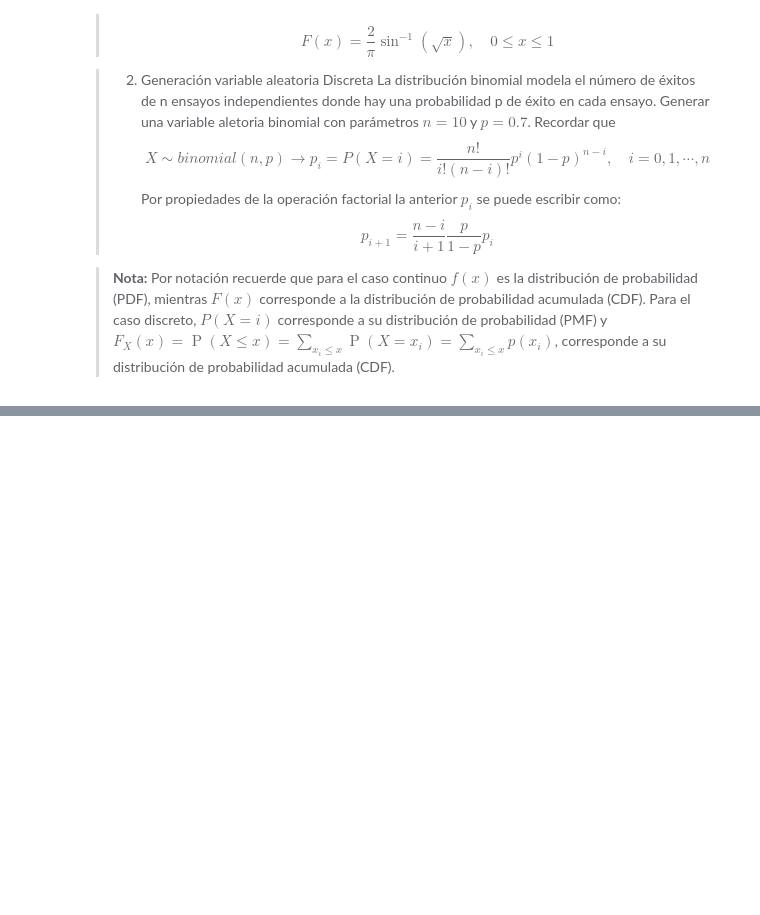
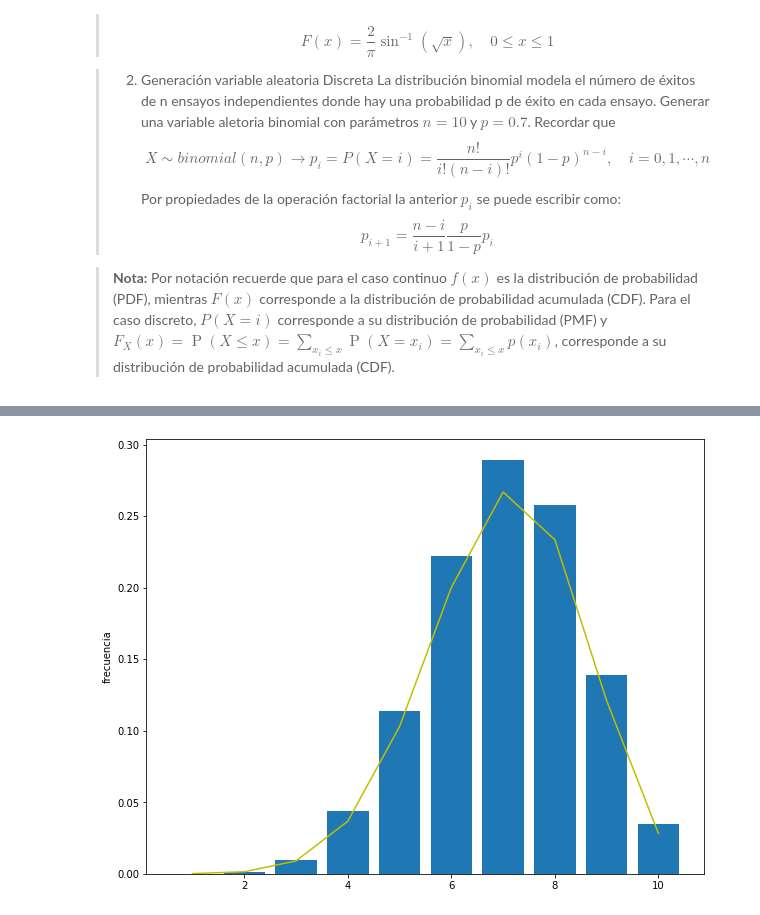
Before and after one commit to andres1999iteso/Tarea-5_ARamirez_V, a Jupyter notebook: Tarea-5_ARamirez_V.ipynb, the cells around one changed output, grey strips where cells are left out. Drawn from its saved outputs; the diff is of its cells as text; code cells hidden in the pictures; blank space fills up the shorter version.

```diff
--- a/Tarea-5_ARamirez_V.ipynb
+++ b/Tarea-5_ARamirez_V.ipynb
@@ -33,0 +69,31 @@
+# %%
+def distribucion_binomial(n: 'Rango de números', p: 'Probabilidad'):
+    vec = np.zeros(n)
+    for i in range(n):
+        vec[i] = np.math.factorial(n)/(np.math.factorial(i+1)*np.math.factorial(n-i-1))*p**(i+1)*(1-p)**(n-i-1)
+    return vec
+
+def generador_vad(proba_acum: 'Probabilidad acumulada', indices: 'Valores por generar', N: 'Aleatorios por generar'):
+
+    diccionario = {i: idx for i, idx in enumerate(indices)}
+    U = np.random.rand(N)
+    y = pd.Series([sum([1 for p in proba_acum if p < ui]) for ui in U]).map(diccionario)
+    return y
+# %%
+n = 10
+N = 10000
+p = 0.7
+
+f = distribucion_binomial(n, p)
+f_acum = f.cumsum()
+arreglo = np.arange(1, n+1)
+o = generador_vad(f_acum, arreglo, N)
+
+y, x = np.histogram(o, bins = len(set(arreglo)), density=True)
+plt.figure(figsize=(10,8))
+plt.bar(arreglo, y)
+plt.plot(arreglo, f, c = 'y')
+plt.ylabel('frecuencia')
+plt.show()
+# %% [output]
+[figure, added]
```
Also changed, not shown: parts of 6 cells of this notebook.
